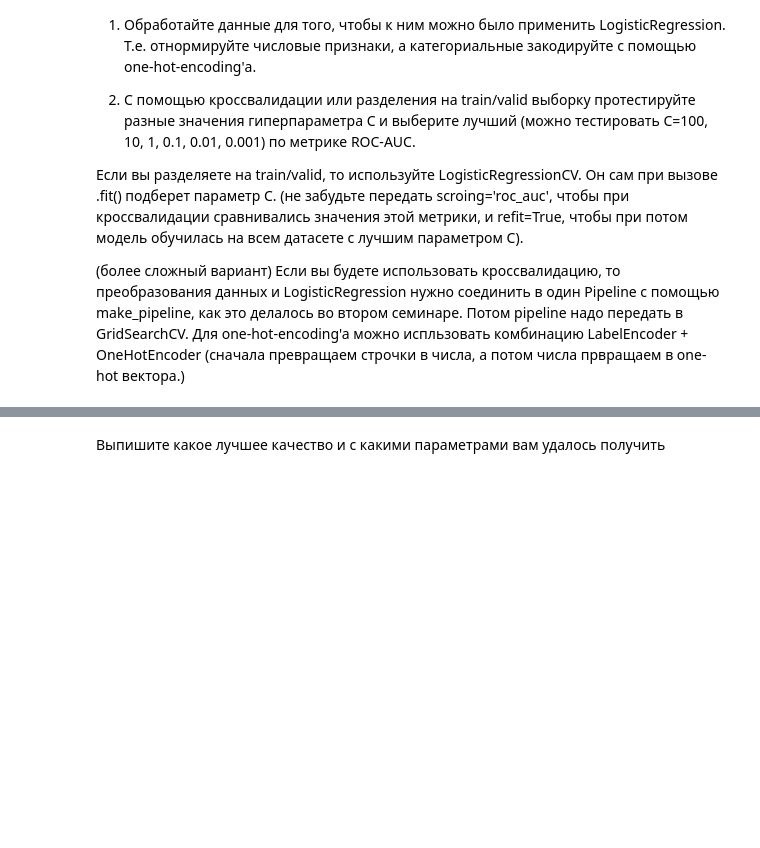
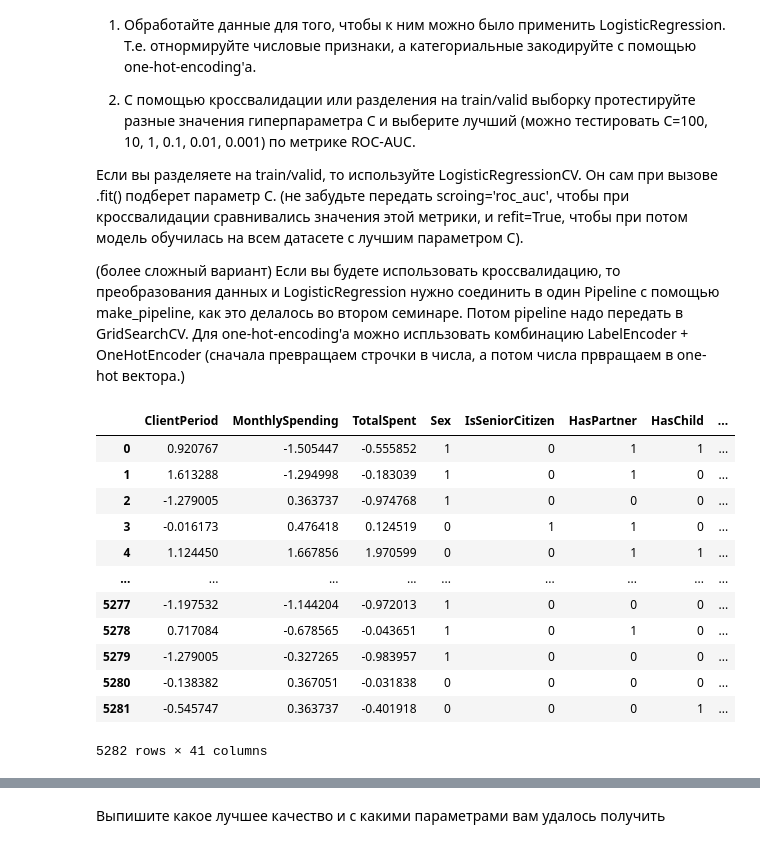
Before and after one commit to Nathan-Mort/Study, a Jupyter notebook: week_03_composition_model_selection/Homework/hw_3_kaggle.ipynb, the cells around one changed output, grey strips where cells are left out. Drawn from its saved outputs; the diff is of its cells as text; code cells hidden in the pictures; blank space fills up the shorter version.

```diff
--- a/week_03_composition_model_selection/Homework/hw_3_kaggle.ipynb
+++ b/week_03_composition_model_selection/Homework/hw_3_kaggle.ipynb
@@ -331,0 +331,19 @@ X_encoded
+# %%
+scaler = StandardScaler()
+scaled_nums = scaler.fit_transform(X[['ClientPeriod','MonthlySpending','TotalSpent']])
+X_encoded[['ClientPeriod','MonthlySpending','TotalSpent']] = scaled_nums
+X_encoded
+# %% [output]
+|  | ClientPeriod | MonthlySpending | TotalSpent | Sex | IsSeniorCitizen | HasPartner | HasChild | ... |
+| 0 | 0.920767 | -1.505447 | -0.555852 | 1 | 0 | 1 | 1 | ... |
+| 1 | 1.613288 | -1.294998 | -0.183039 | 1 | 0 | 1 | 0 | ... |
+| 2 | -1.279005 | 0.363737 | -0.974768 | 1 | 0 | 0 | 0 | ... |
+| 3 | -0.016173 | 0.476418 | 0.124519 | 0 | 1 | 1 | 0 | ... |
+| 4 | 1.124450 | 1.667856 | 1.970599 | 0 | 0 | 1 | 1 | ... |
+| ... | ... | ... | ... | ... | ... | ... | ... | ... |
+| 5277 | -1.197532 | -1.144204 | -0.972013 | 1 | 0 | 0 | 0 | ... |
+| 5278 | 0.717084 | -0.678565 | -0.043651 | 1 | 0 | 1 | 0 | ... |
+| 5279 | -1.279005 | -0.327265 | -0.983957 | 1 | 0 | 0 | 0 | ... |
+| 5280 | -0.138382 | 0.367051 | -0.031838 | 0 | 0 | 0 | 0 | ... |
+| 5281 | -0.545747 | 0.363737 | -0.401918 | 0 | 0 | 0 | 1 | ... |
+5282 rows × 41 columns
```
Also changed, not shown: parts of 22 cells of this notebook.
